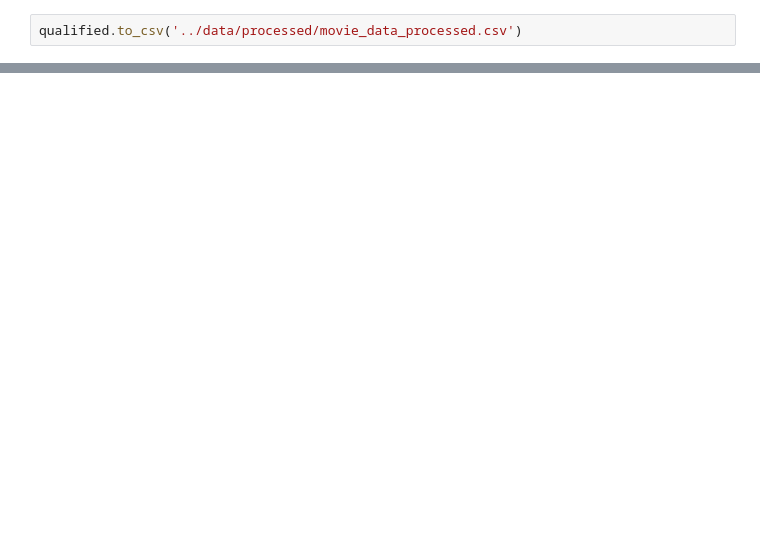
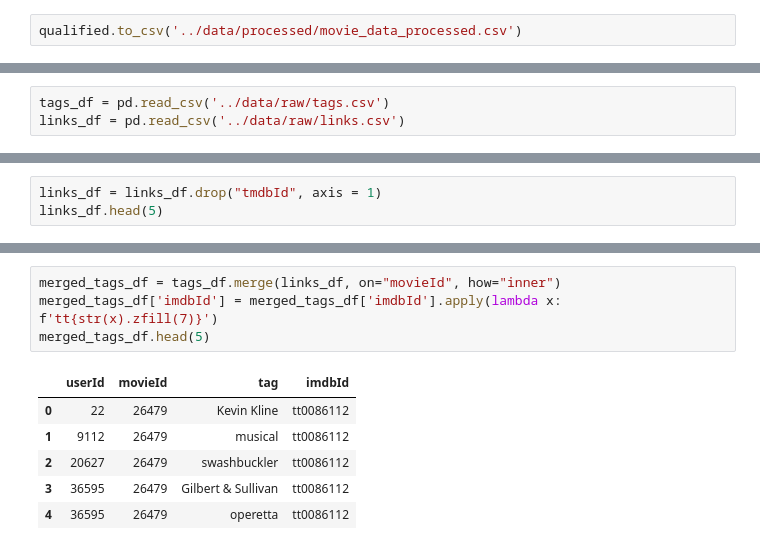
Before and after one commit to NgHoangQuan2204/Recommendation-System, a Jupyter notebook: notebooks/data-preprocessing.ipynb, the cells around one changed output, grey strips where cells are left out. Saved outputs shown, nothing was run; the diff lists cells and outputs as text; blank space fills up the shorter version.

```diff
--- a/notebooks/data-preprocessing.ipynb
+++ b/notebooks/data-preprocessing.ipynb
@@ -210,0 +141,3 @@ result.head(10)
+# %%
+tags_df = pd.read_csv('../data/raw/tags.csv')
+links_df = pd.read_csv('../data/raw/links.csv')
@@ -210,0 +153,3 @@ result.head(10)
+# %%
+links_df = links_df.drop("tmdbId", axis = 1)
+links_df.head(5)
@@ -210,0 +163,11 @@ result.head(10)
+# %%
+merged_tags_df = tags_df.merge(links_df, on="movieId", how="inner")
+merged_tags_df['imdbId'] = merged_tags_df['imdbId'].apply(lambda x: f'tt{str(x).zfill(7)}')
+merged_tags_df.head(5)
+# %% [output]
+|  | userId | movieId | tag | imdbId |
+| 0 | 22 | 26479 | Kevin Kline | tt0086112 |
+| 1 | 9112 | 26479 | musical | tt0086112 |
+| 2 | 20627 | 26479 | swashbuckler | tt0086112 |
+| 3 | 36595 | 26479 | Gilbert & Sullivan | tt0086112 |
+| 4 | 36595 | 26479 | operetta | tt0086112 |
```
Also changed, not shown: parts of 17 cells of this notebook.
